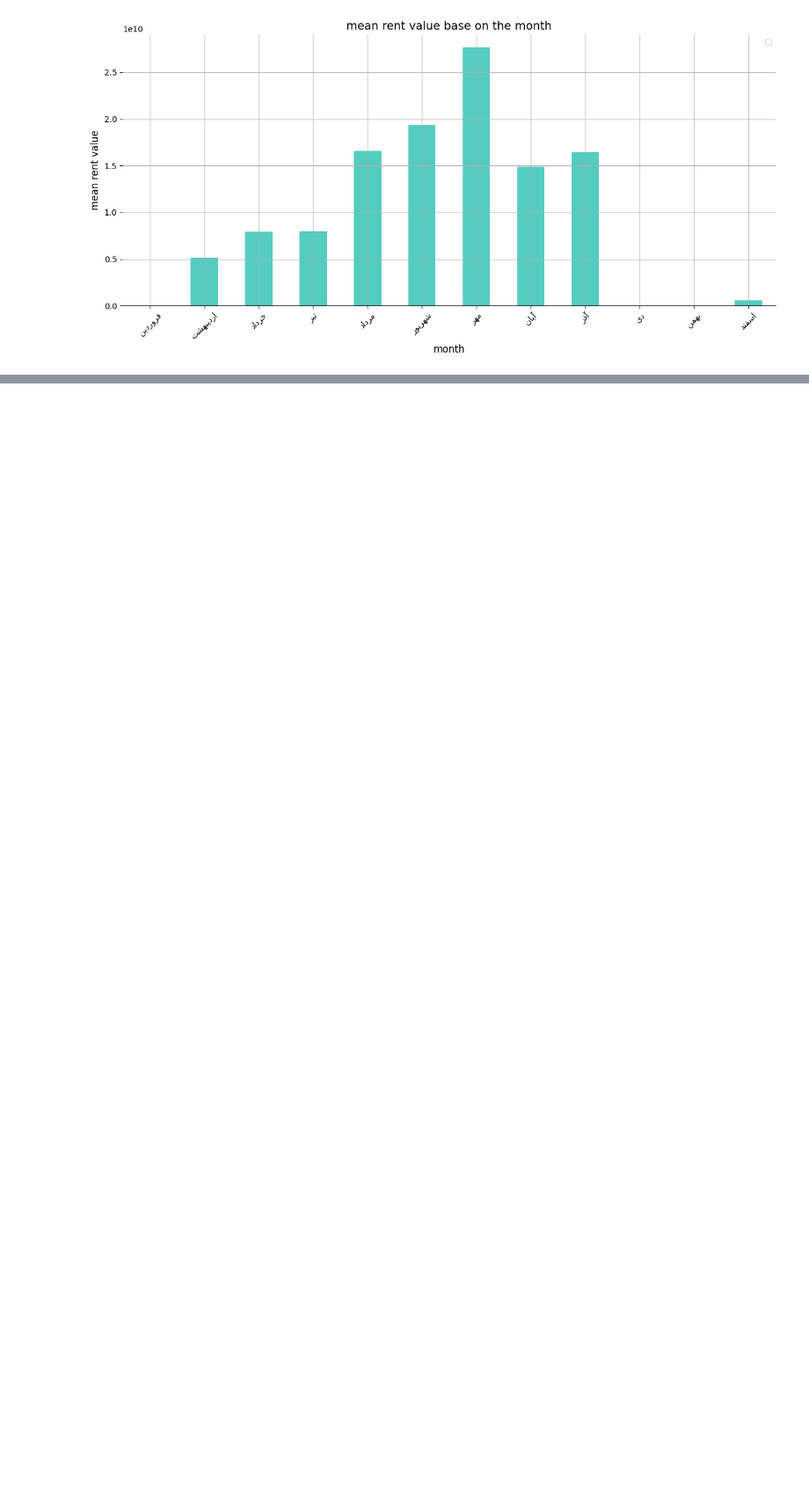
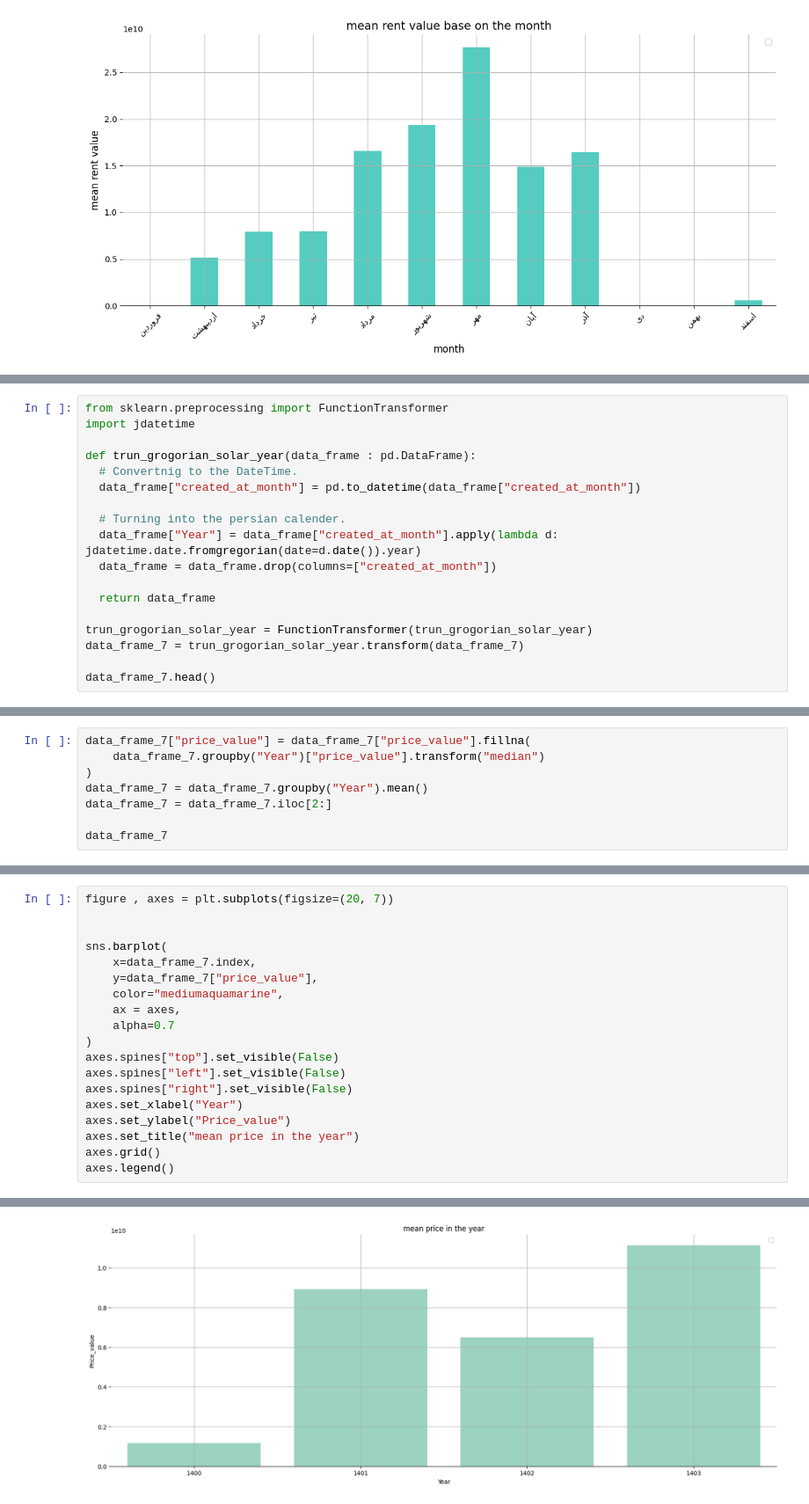
Before and after one commit to aminrafi394/quera-AI-first-project, a Jupyter notebook: ProjectOne.ipynb, the cells around one changed output, grey strips where cells are left out. Shown at 88% size. Saved outputs shown, nothing was run; the diff lists cells and outputs as text; blank space fills up the shorter version.

```diff
--- a/ProjectOne.ipynb
+++ b/ProjectOne.ipynb
@@ -187,0 +226,18 @@ plt.tight_layout()
+# %%
+from sklearn.preprocessing import FunctionTransformer
+import jdatetime
+
+def trun_grogorian_solar_year(data_frame : pd.DataFrame):
+  # Convertnig to the DateTime.
+  data_frame["created_at_month"] = pd.to_datetime(data_frame["created_at_month"])
+
+  # Turning into the persian calender.
+  data_frame["Year"] = data_frame["created_at_month"].apply(lambda d: jdatetime.date.fromgregorian(date=d.date()).year)
+  data_frame = data_frame.drop(columns=["created_at_month"])
+
+  return data_frame
+
+trun_grogorian_solar_year = FunctionTransformer(trun_grogorian_solar_year)
+data_frame_7 = trun_grogorian_solar_year.transform(data_frame_7)
+
+data_frame_7.head()
@@ -187,0 +253,8 @@ plt.tight_layout()
+# %%
+data_frame_7["price_value"] = data_frame_7["price_value"].fillna(
+    data_frame_7.groupby("Year")["price_value"].transform("median")
+)
+data_frame_7 = data_frame_7.groupby("Year").mean()
+data_frame_7 = data_frame_7.iloc[2:]
+
+data_frame_7
@@ -187,0 +270,20 @@ plt.tight_layout()
+# %%
+figure , axes = plt.subplots(figsize=(20, 7))
+
+
+sns.barplot(
+    x=data_frame_7.index,
+    y=data_frame_7["price_value"],
+    color="mediumaquamarine",
+    ax = axes,
+    alpha=0.7
+)
+axes.spines["top"].set_visible(False)
+axes.spines["left"].set_visible(False)
+axes.spines["right"].set_visible(False)
+axes.set_xlabel("Year")
+axes.set_ylabel("Price_value")
+axes.set_title("mean price in the year")
+axes.grid()
+axes.legend()
+# %% [output]
@@ -187,0 +291 @@ plt.tight_layout()
+[figure, added]
```
Also changed, not shown: parts of 12 cells of this notebook.
